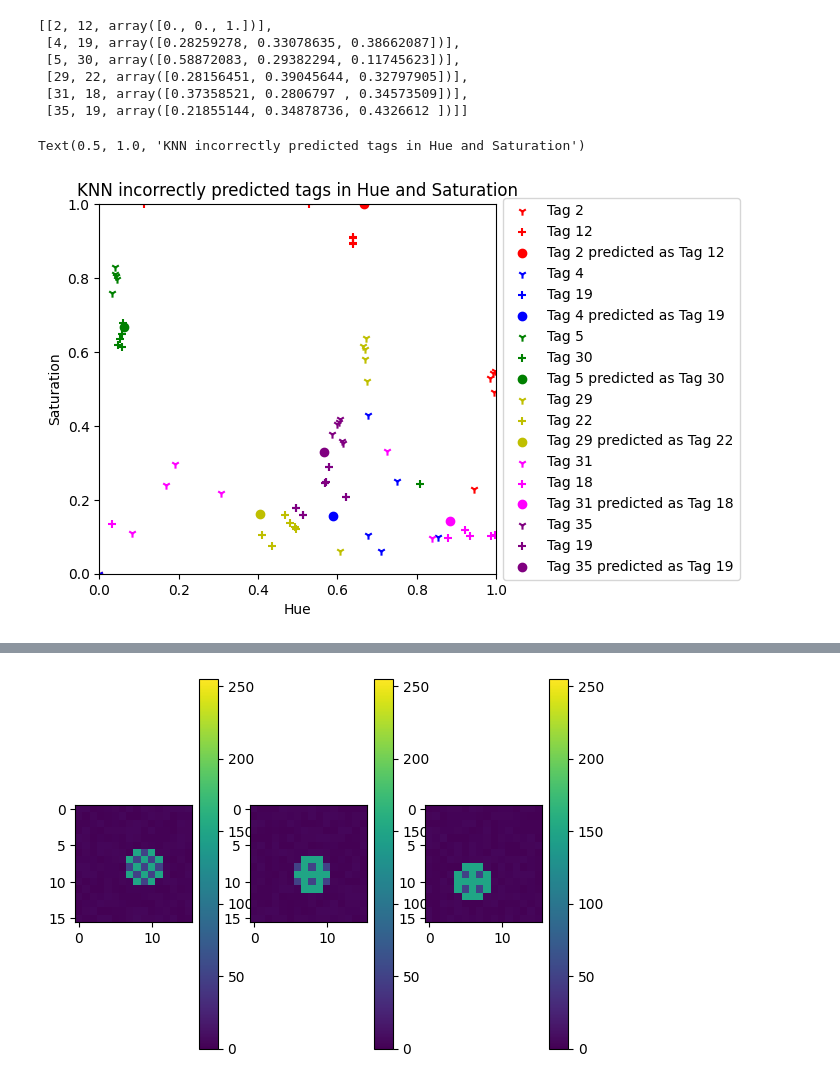
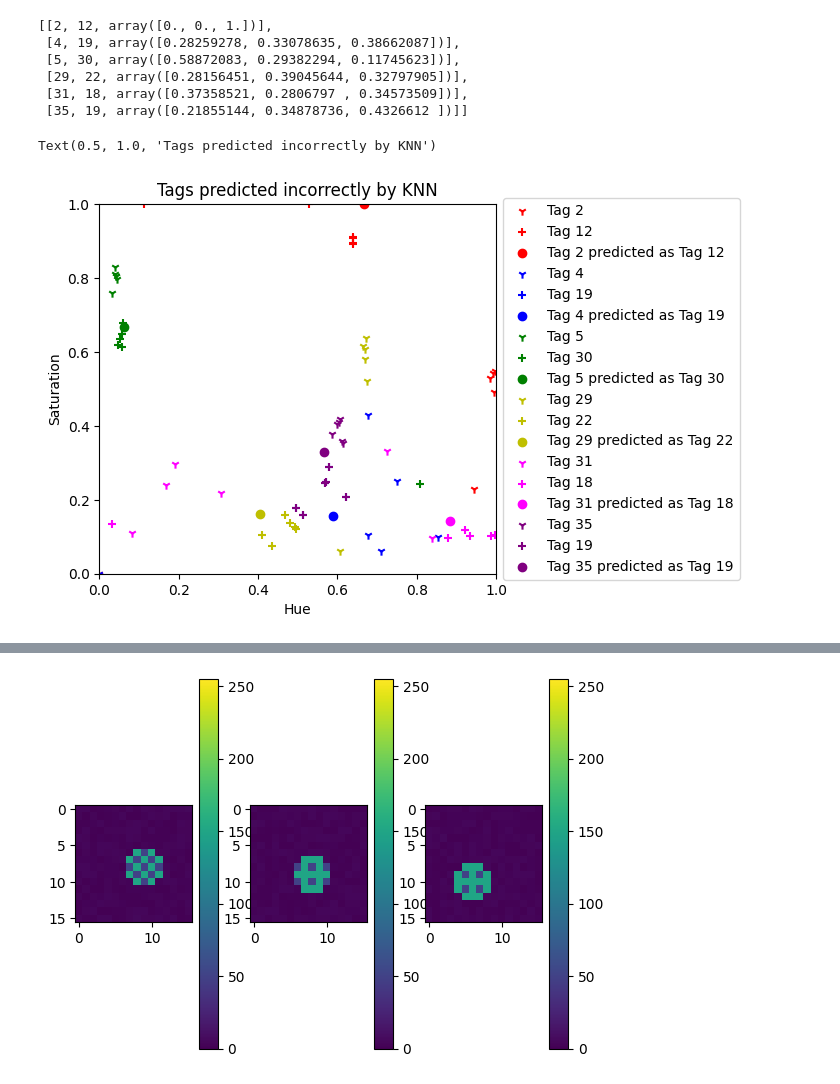
Before and after one commit to acb21kb/bumblebee-tags, a Jupyter notebook: open_files.ipynb, the cells around one changed output, grey strips where cells are left out. Saved outputs shown, nothing was run; the diff lists cells and outputs as text; code cells hidden in the pictures.

```diff
--- a/open_files.ipynb
+++ b/open_files.ipynb
@@ -736,5 +737,7 @@ Text(0.5, 1.0, 'Tags to predict label of in Hue and Saturation by predicted colo
 # %%
 by_tag_all = by_tag.reshape(240,3)
-knn = KNeighborsClassifier()
+knn = KNeighborsClassifier(5)
 knn.fit(by_tag_all, by_tag_labels)
+predictions = knn.predict(test_set)
+scores(predictions, list(range(40)), "KNN")
 # %% [output]
@@ -764,25 +762,25 @@ incorrect
  [35, 19, array([0.21855144, 0.34878736, 0.4326612 ])]]
 # %%
 ax = plt.axes()
-c = ['r', 'b', 'g', 'y', 'magenta', 'purple']
+c = ['r', 'b', 'g', 'y', 'magenta', 'purple', 'pink', 'orange']
 for label in range(len(incorrect)):
     actualHS = np.array([[h, s] for (h, _, s) in [colorsys.rgb_to_hls(c[0], c[1], c[2]) for c in by_tag[incorrect[label][0]]]])
     plt.scatter(actualHS[:, 0], actualHS[:, 1], marker='1', c=c[label], label=f'Tag {incorrect[label][0]}')
 
     predicted_asHS = np.array([[h, s] for (h, _, s) in [colorsys.rgb_to_hls(c[0], c[1], c[2]) for c in by_tag[incorrect[label][1]]]])
     plt.scatter(predicted_asHS[:, 0], predicted_asHS[:, 1], marker='+', c=c[label], label=f'Tag {incorrect[label][1]}')
 
     (h, _, s) = colorsys.rgb_to_hls(incorrect[label][2][0], incorrect[label][2][1], incorrect[label][2][2])
     tagHS = [h, s]
     plt.scatter(tagHS[0], tagHS[1], marker='o', c=c[label], label=f'Tag {incorrect[label][0]} predicted as Tag {incorrect[label][1]}')
 
 ax.set(xlim=(0, 1.0), ylim=(0, 1.0))
 box = ax.get_position()
 ax.set_position([box.x0, box.y0, box.width * 0.8, box.height])
 ax.legend(loc='center left', bbox_to_anchor=(1, 0.5))
 plt.xlabel('Hue')
 plt.ylabel('Saturation')
-plt.title(label='KNN incorrectly predicted tags in Hue and Saturation')
+plt.title(label='Tags predicted incorrectly by KNN')
 # %% [output]
-Text(0.5, 1.0, 'KNN incorrectly predicted tags in Hue and Saturation')
+Text(0.5, 1.0, 'Tags predicted incorrectly by KNN')
-[figure, old version]
+[figure, new version]
```
Also changed, not shown: parts of 16 cells of this notebook.
